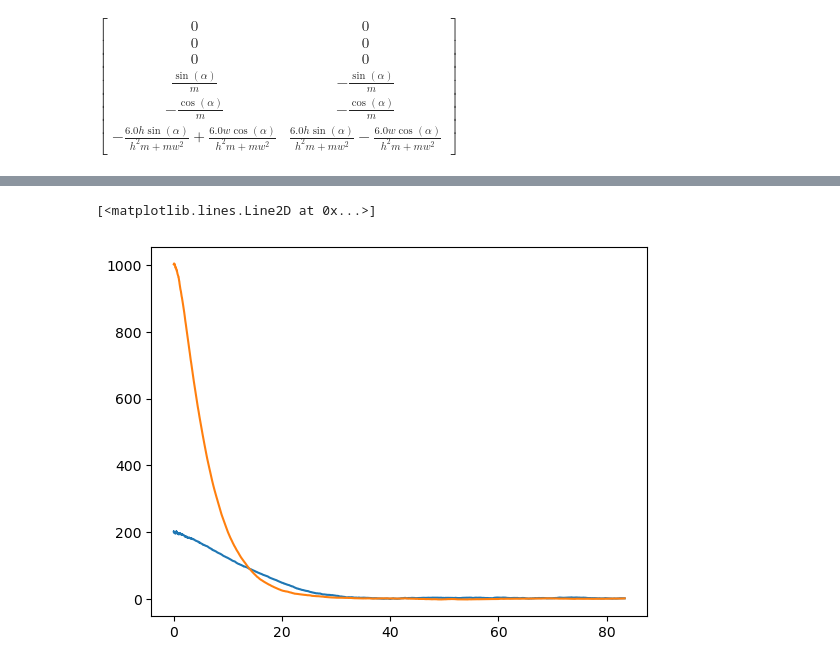
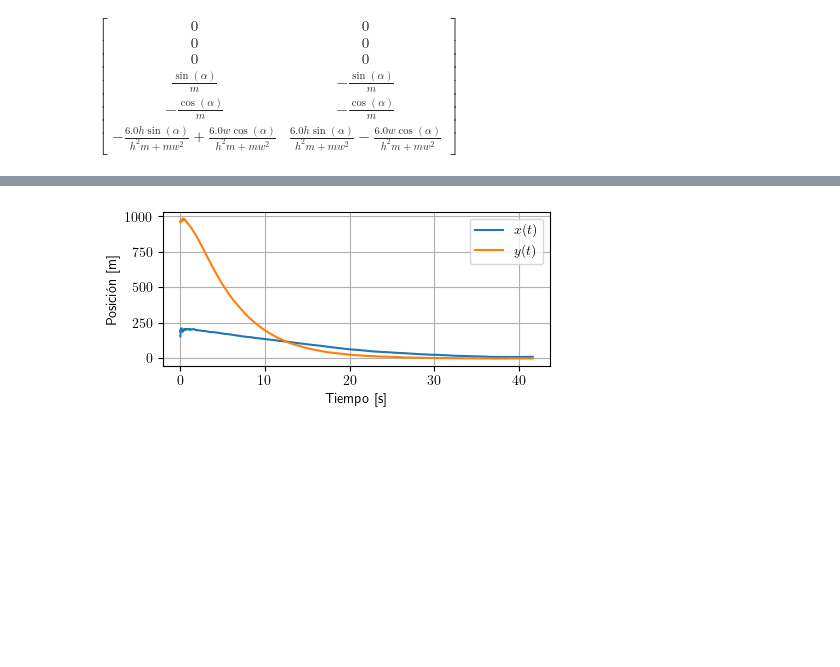
Before and after one commit to qgerman2/ecasa2, a Jupyter notebook: lab.ipynb, the cells around one changed output, grey strips where cells are left out. Cells and saved outputs as stored; diff of their text form; code cells hidden in the pictures; blank space fills up the shorter version.

```diff
--- a/lab.ipynb
+++ b/lab.ipynb
@@ -191,5 +232,5 @@ plt.plot(ts, xs[:,1])
 # %%
-# Simulación con ruido
+# Simulación con ruido, control perfecto
 # Condiciones iniciales del laboratorio 2
 x = np.array([
 	200,
@@ -200,17 +241,12 @@ x = np.array([
 	0
 ])
 
-# Varianza medición
-pos_var = 50**2
-vel_var = 5**2
-giro_var = 0.1**2
-
 # Matrices filtro de Kalman
 timestep = 1/60
 kf = KalmanFilter(dim_x=6, dim_z=6, dim_u=2)
 # Belief
 kf.x = np.array([200, 1000, 0, -1, -5, 0])
-kf.P = np.diag([100, 100, 1, 100, 100, 1])
+kf.P = np.diag([pos_var, pos_var, giro_var, vel_var, vel_var, giro_var])
 # Input
 kf.B = npB*timestep
 # Proceso
@@ -232,22 +268,14 @@ xs = []
 ts = []
 zs = []
 kfx = []
-
-# Función para crear mediciones con ruido
-def get_measurement(x):
-	return [
-		x[0] + randn() * np.sqrt(pos_var),
-		x[1] + randn() * np.sqrt(pos_var),
-		x[2] + randn() * np.sqrt(giro_var),
-		x[3] + randn() * np.sqrt(vel_var),
-		x[4] + randn() * np.sqrt(vel_var),
-		x[5] + randn() * np.sqrt(giro_var),
-	]
+us = []
 
 # Simulación
-for i in range(5000):
-	# Predicción filtro
-	u = np.dot(-K.gain_matrix, kf.x)
+for i in range(2500):
+	# Predicción filtro, control perfecto
+	#u = np.dot(-K.gain_matrix, kf.x)
+	u = np.dot(-K.gain_matrix, x)
+	us.append(u + control_offset)
 	kf.predict(u)
 	# Avanzar simulación
 	t = i * timestep
@@ -263,9 +291,15 @@ for i in range(5000):
 xs = np.array(xs)
 zs = np.array(zs)
 kfx = np.array(kfx)
-
-plt.plot(ts, kfx[:,0])
-plt.plot(ts, kfx[:,1])
+us = np.array(us)
-# %% [output]
-[<matplotlib.lines.Line2D at 0x...>]
-[figure, removed]
+# %%
+plt.figure(figsize=(5, 2))
+plt.plot(ts, kfx[:,0], label=r"$x(t)$")
+plt.plot(ts, kfx[:,1], label=r"$y(t)$")
+plt.legend(loc='upper right')
+plt.grid()
+plt.xlabel(r"Tiempo [s]")
+plt.ylabel(r"Posición [m]")
+plt.savefig("img/sim_conruido_ctrlperfecto.svg")
+# %% [output]
+[figure, added]
```
Also changed, not shown: parts of 10 cells of this notebook, 43 other files.
